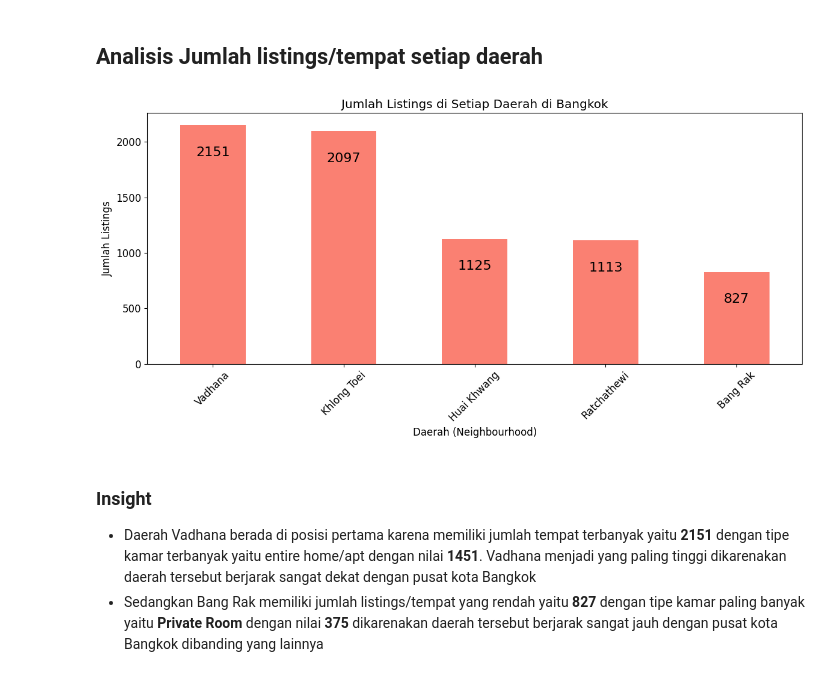
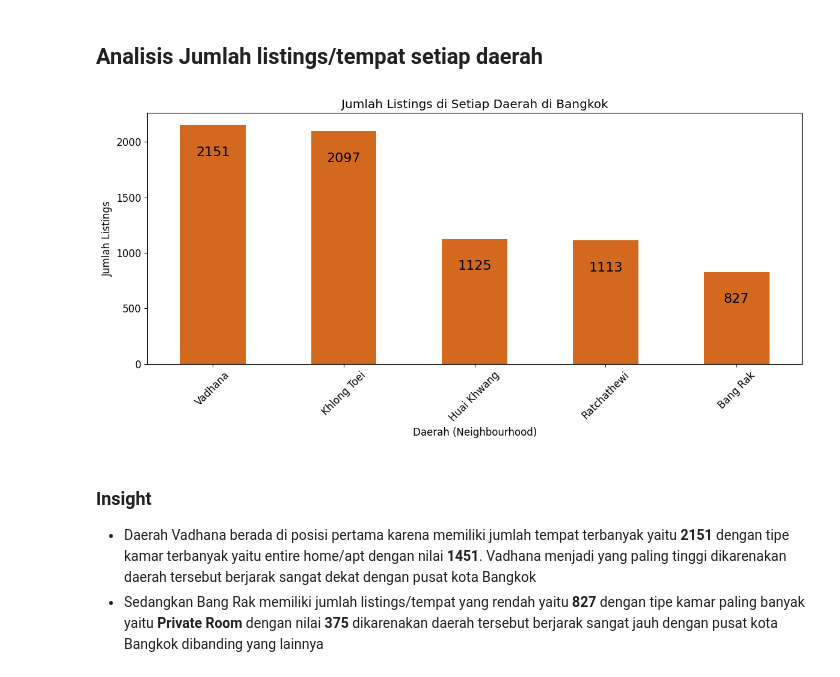
Before and after one commit to fadhelmurphy/airbnb-analysis, a Jupyter notebook: notebook.ipynb, the cells around one changed output. Cells and saved outputs as stored; diff of their text form; code cells hidden in the pictures.

```diff
--- a/notebook.ipynb
+++ b/notebook.ipynb
@@ -483,7 +483,7 @@ top_5_neighbourhoods = neighbourhood_price.head(5)
 
 # Visualisasi 5 Neighbourhoods teratas berdasarkan Median Price
 plt.figure(figsize=(14, 6))
-plot=top_5_neighbourhoods.plot(kind='bar', color='skyblue')
+plot=top_5_neighbourhoods.plot(kind='bar', color='chocolate')
 plt.title('Top 5 lokasi paling mahal berdasarkan rata-rata harga')
 plt.xlabel('Neighbourhood')
 plt.ylabel('Mean Price')
@@ -500,7 +500,7 @@ top_5_neighbourhoods = neighbourhood_price.tail(5).sort_values(ascending=True)
 
 # Visualisasi 5 Neighbourhoods teratas berdasarkan Median Price
 plt.figure(figsize=(14, 6))
-plot=top_5_neighbourhoods.plot(kind='bar', color='skyblue')
+plot=top_5_neighbourhoods.plot(kind='bar', color='chocolate')
 plt.title('Top 5 lokasi paling murah berdasarkan rata-rata harga')
 plt.xlabel('Neighbourhood')
 plt.ylabel('Mean Price')
@@ -544,7 +544,7 @@ top_5_roomtypes = roomtype_price.head(5)
 
 # Visualisasi 5 Room Types teratas berdasarkan Median Price
 plt.figure(figsize=(8, 6))
-plot=top_5_roomtypes.plot(kind='bar')
+plot=top_5_roomtypes.plot(kind='bar', color=['steelblue', 'orange', 'green', 'red'])
 plt.title('Tipe ruangan berdasarkan rata-rata harga tertinggi')
 plt.xlabel('Room Type')
 plt.ylabel('Mean Price')
@@ -559,15 +559,24 @@ plt.show()
 # %%
 # Menghitung Jumlah listing Berdasarkan room_type nya
-df_room_type_count = pd.DataFrame(df[['room_type']].value_counts()).reset_index()
+df_room_type_count = pd.DataFrame(df['room_type'].value_counts()).reset_index()
+df_room_type_count.columns = ['room_type', 'count']
 df_room_type_count.sort_values(by='count', ascending=False, inplace=True)
-plot = df_room_type_count.plot(kind='bar', x='room_type', figsize=(12, 6))
+
+# Warna yang akan digunakan pada setiap bar
+colors = ['steelblue', 'orange', 'green', 'red']
+
+# Visualisasi dengan bar plot
+plt.figure(figsize=(12, 6))
+plot = plt.bar(df_room_type_count['room_type'], df_room_type_count['count'], color=colors)
 plt.title('Jumlah tempat Berdasarkan room type')
-plt.xlabel('room type')
+plt.xlabel('Room type')
 plt.ylabel('Jumlah room type')
 plt.xticks(rotation=45)
+
 # Menambahkan anotasi jumlah listings di setiap bar
-for i, row in df_room_type_count.iterrows():
-    plot.text(i, row['count'] / 2 , str(row['count']), ha='center', va='bottom', fontsize=14)
+for i, count in enumerate(df_room_type_count['count']):
+    plt.text(i, count / 2 , str(count), ha='center', va='bottom', fontsize=14)
+
 plt.tight_layout()
 plt.show()
 # %% [output]
@@ -582,21 +591,21 @@ plt.show()
 # %%
 # Menghitung jumlah listings di setiap daerah
 listings_per_neighbourhood = df['neighbourhood'].value_counts().sort_values(ascending=False).head(5)
 
 # Menampilkan bar plot jumlah listings di setiap daerah
 plt.figure(figsize=(12, 6))
-listings_per_neighbourhood.plot(kind='bar', color='salmon')
+listings_per_neighbourhood.plot(kind='bar', color='chocolate')
 plt.title('Jumlah Listings di Setiap Daerah di Bangkok')
 plt.xlabel('Daerah (Neighbourhood)')
 plt.ylabel('Jumlah Listings')
 plt.xticks(rotation=45)
 # Menambahkan anotasi jumlah listings di setiap bar
 for i, v in enumerate(listings_per_neighbourhood):
     plt.text(i, v - 300, str(v), ha='center', va='bottom', fontsize=16)
 plt.tight_layout()
 plt.show()
 # %% [output]
-[figure, old version]
+[figure, new version]
 # %% [markdown]
 ### Insight
 
```
Also changed, not shown: parts of 6 cells of this notebook.
